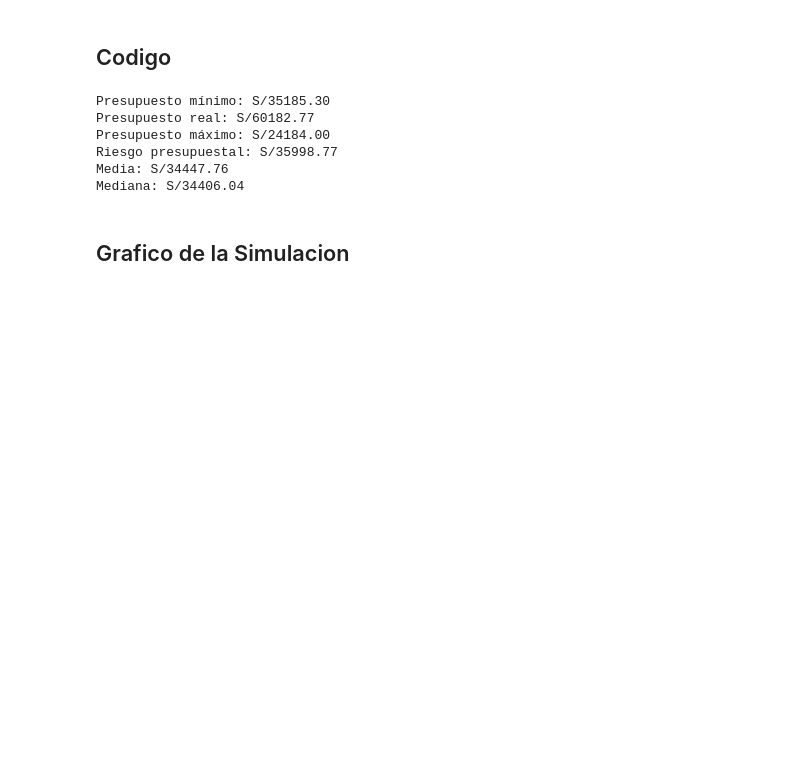
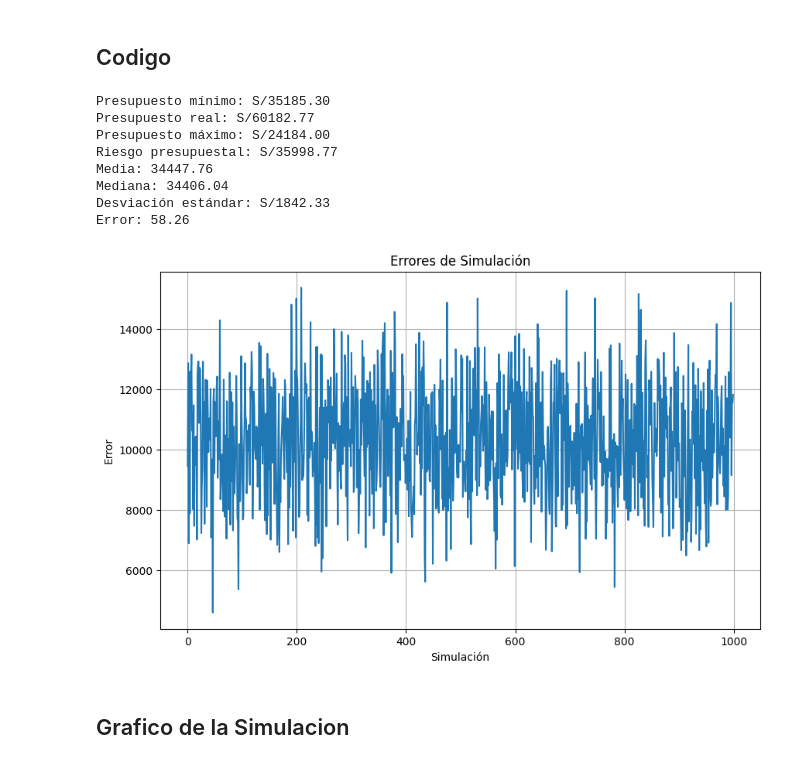
Before and after one commit to Saul-Ochoa/RepositorioUPC, a Jupyter notebook: Simulación_UPC_GERENCIA.ipynb, the cells around one changed output. Saved outputs shown, nothing was run; the diff lists cells and outputs as text; code cells hidden in the pictures; blank space fills up the shorter version.

```diff
--- a/Simulación_UPC_GERENCIA.ipynb
+++ b/Simulación_UPC_GERENCIA.ipynb
@@ -88,23 +88,46 @@ for _ in range(num_simulaciones):
     presupuesto_minimo, presupuesto_real, presupuesto_maximo = simulacion(env, presupuesto_minimo, presupuesto_real, presupuesto_maximo)
     resultados_presupuesto.append(presupuesto_real - presupuesto_maximo)
 # %%
-
+# Calcular la media, mediana y desviación estándar
 media = statistics.mean(resultados_presupuesto)
 mediana = statistics.median(resultados_presupuesto)
+desviacion_estandar = statistics.stdev(resultados_presupuesto)
 
+# Calcular el error
+error = desviacion_estandar / (num_simulaciones ** 0.5)
+
+# Imprimir resultados
 print("Presupuesto mínimo: S/{:.2f}".format(presupuesto_minimo))
 print("Presupuesto real: S/{:.2f}".format(presupuesto_real))
 print("Presupuesto máximo: S/{:.2f}".format(presupuesto_maximo))
 print("Riesgo presupuestal: S/{:.2f}".format(presupuesto_real - presupuesto_maximo))
-print("Media: S/{:.2f}".format(media))
-print("Mediana: S/{:.2f}".format(mediana))
+print("Media: {:.2f}".format(media))
+print("Mediana: {:.2f}".format(mediana))
+print("Desviación estándar: S/{:.2f}".format(desviacion_estandar))
+print("Error: {:.2f}".format(error))
 # %% [output]
 Presupuesto mínimo: S/35185.30
 Presupuesto real: S/60182.77
 Presupuesto máximo: S/24184.00
 Riesgo presupuestal: S/35998.77
-Media: S/34447.76
-Mediana: S/34406.04
+Media: 34447.76
+Mediana: 34406.04
+Desviación estándar: S/1842.33
+Error: 58.26
+# %%
+# Crear el gráfico de errores
+errores = [result - presupuesto_maximo for result in resultados_presupuesto]
+plt.figure(figsize=(10, 6))
+plt.plot(errores)
+plt.xlabel('Simulación')
+plt.ylabel('Error')
+plt.title('Errores de Simulación')
+plt.grid(True)
+
+# Mostrar el gráfico de errores
+plt.show()
+# %% [output]
+[figure, added]
 # %% [markdown]
 ## Grafico de la Simulacion
 # %%
```
